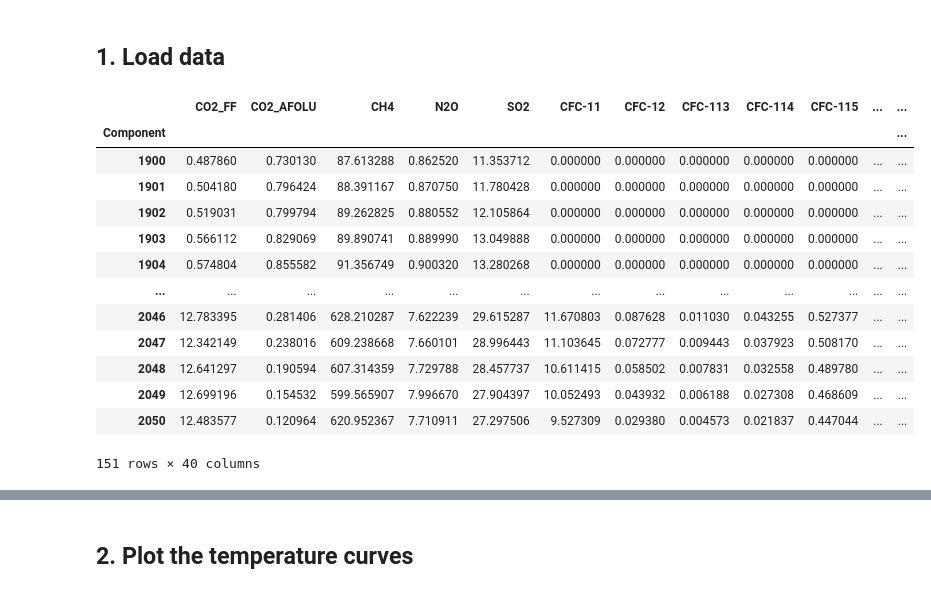
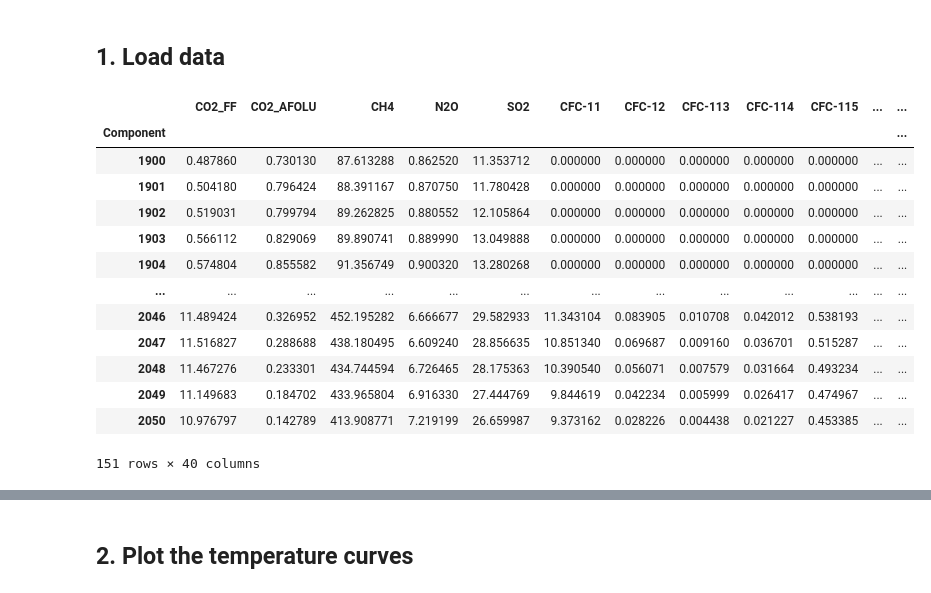
Before and after one commit to oskarbohnlassen/ciceroscm-surrogate, a Jupyter notebook: notebooks/data_analysis.ipynb, the cells around one changed output, grey strips where cells are left out. Saved outputs shown, nothing was run; the diff lists cells and outputs as text; code cells hidden in the pictures.

```diff
--- a/notebooks/data_analysis.ipynb
+++ b/notebooks/data_analysis.ipynb
@@ -15,21 +15,21 @@ results = pickle.load(open(results_path, "rb"))
 scenarios = pickle.load(open(scenario_path, "rb"))
 baseline_result = pd.read_csv("baseline_result.csv", index_col="Unnamed: 0")
 # %%
-scenarios[0]['emissions_data']
+scenarios[5]['emissions_data']
 # %% [output]
 |  | CO2_FF | CO2_AFOLU | CH4 | N2O | SO2 | CFC-11 | CFC-12 | CFC-113 | CFC-114 | CFC-115 | ... | ... |
 | Component |  |  |  |  |  |  |  |  |  |  |  | ... |
 | 1900 | 0.487860 | 0.730130 | 87.613288 | 0.862520 | 11.353712 | 0.000000 | 0.000000 | 0.000000 | 0.000000 | 0.000000 | ... | ... |
 | 1901 | 0.504180 | 0.796424 | 88.391167 | 0.870750 | 11.780428 | 0.000000 | 0.000000 | 0.000000 | 0.000000 | 0.000000 | ... | ... |
 | 1902 | 0.519031 | 0.799794 | 89.262825 | 0.880552 | 12.105864 | 0.000000 | 0.000000 | 0.000000 | 0.000000 | 0.000000 | ... | ... |
 | 1903 | 0.566112 | 0.829069 | 89.890741 | 0.889990 | 13.049888 | 0.000000 | 0.000000 | 0.000000 | 0.000000 | 0.000000 | ... | ... |
 | 1904 | 0.574804 | 0.855582 | 91.356749 | 0.900320 | 13.280268 | 0.000000 | 0.000000 | 0.000000 | 0.000000 | 0.000000 | ... | ... |
 | ... | ... | ... | ... | ... | ... | ... | ... | ... | ... | ... | ... | ... |
-| 2046 | 12.783395 | 0.281406 | 628.210287 | 7.622239 | 29.615287 | 11.670803 | 0.087628 | 0.011030 | 0.043255 | 0.527377 | ... | ... |
-| 2047 | 12.342149 | 0.238016 | 609.238668 | 7.660101 | 28.996443 | 11.103645 | 0.072777 | 0.009443 | 0.037923 | 0.508170 | ... | ... |
-| 2048 | 12.641297 | 0.190594 | 607.314359 | 7.729788 | 28.457737 | 10.611415 | 0.058502 | 0.007831 | 0.032558 | 0.489780 | ... | ... |
-| 2049 | 12.699196 | 0.154532 | 599.565907 | 7.996670 | 27.904397 | 10.052493 | 0.043932 | 0.006188 | 0.027308 | 0.468609 | ... | ... |
-| 2050 | 12.483577 | 0.120964 | 620.952367 | 7.710911 | 27.297506 | 9.527309 | 0.029380 | 0.004573 | 0.021837 | 0.447044 | ... | ... |
+| 2046 | 11.489424 | 0.326952 | 452.195282 | 6.666677 | 29.582933 | 11.343104 | 0.083905 | 0.010708 | 0.042012 | 0.538193 | ... | ... |
+| 2047 | 11.516827 | 0.288688 | 438.180495 | 6.609240 | 28.856635 | 10.851340 | 0.069687 | 0.009160 | 0.036701 | 0.515287 | ... | ... |
+| 2048 | 11.467276 | 0.233301 | 434.744594 | 6.726465 | 28.175363 | 10.390540 | 0.056071 | 0.007579 | 0.031664 | 0.493234 | ... | ... |
+| 2049 | 11.149683 | 0.184702 | 433.965804 | 6.916330 | 27.444769 | 9.844619 | 0.042234 | 0.005999 | 0.026417 | 0.474967 | ... | ... |
+| 2050 | 10.976797 | 0.142789 | 413.908771 | 7.219199 | 26.659987 | 9.373162 | 0.028226 | 0.004438 | 0.021227 | 0.453385 | ... | ... |
 151 rows × 40 columns
 # %%
 baseline_result
```
Also changed, not shown: 7 other files.
